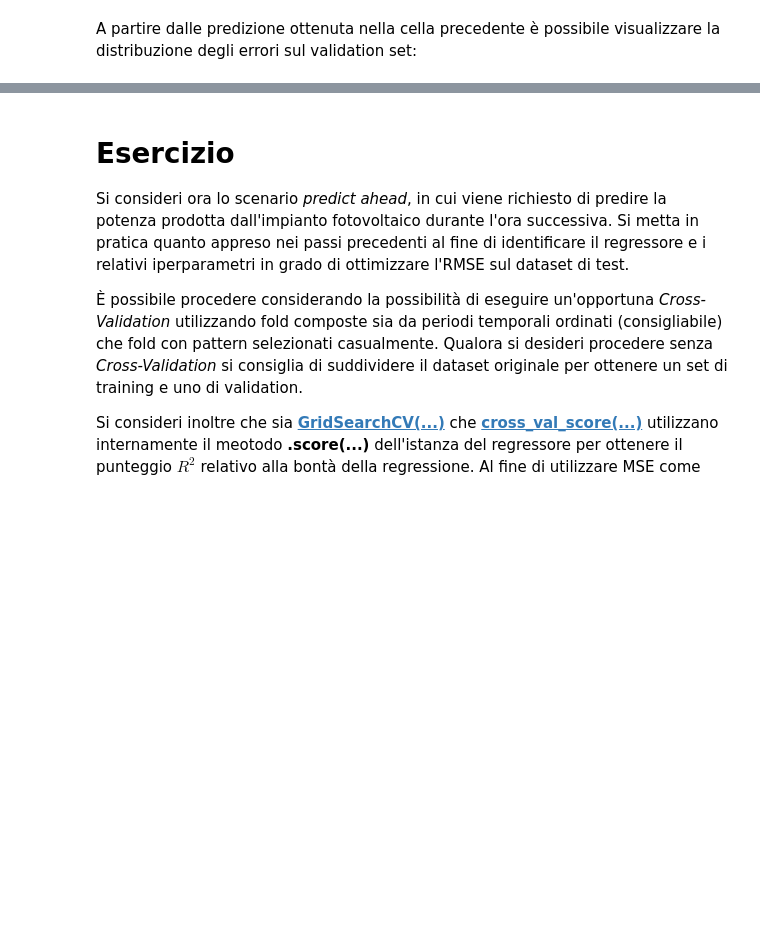
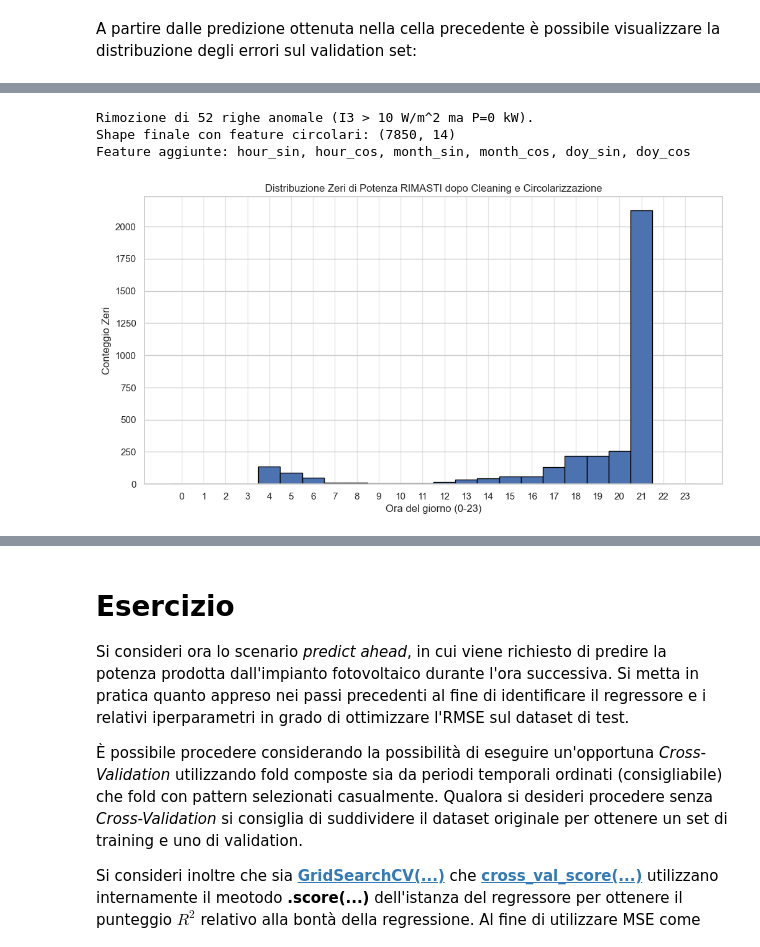
Before and after one commit to SamueleFerri/MachineLearning, a Jupyter notebook: 5 - Regressione/5 - Regressione.ipynb, the cells around one changed output, grey strips where cells are left out. Cells and saved outputs as stored; diff of their text form; code cells hidden in the pictures; blank space fills up the shorter version.

```diff
--- a/5 - Regressione/5 - Regressione.ipynb
+++ b/5 - Regressione/5 - Regressione.ipynb
@@ -336,0 +332,45 @@ plt.show()
+# %%
+filePath = './DBs/SolarPark/train.txt'
+dataframe = pd.read_csv(filePath)
+
+dataframe['Datetime'] = pd.to_datetime(dataframe['Date'], format='%m/%d/%y %I:%M %p')
+
+dataframe = dataframe.dropna()
+dataframe = dataframe[dataframe['P (kW)'] >= 0]
+
+
+anomalies = dataframe[(dataframe['I3 (W/m2)'] > 10) & (dataframe['P (kW)'] == 0)]
+dataframe = dataframe.drop(anomalies.index)
+dataframe = dataframe.reset_index(drop=True)
+
+
+hours = dataframe['Datetime'].dt.hour
+months = dataframe['Datetime'].dt.month
+days_of_year = dataframe['Datetime'].dt.dayofyear
+
+dataframe['hour_sin'] = np.sin(2 * np.pi * hours / 24.0)
+dataframe['hour_cos'] = np.cos(2 * np.pi * hours / 24.0)
+
+dataframe['month_sin'] = np.sin(2 * np.pi * months / 12.0)
+dataframe['month_cos'] = np.cos(2 * np.pi * months / 12.0)
+
+dataframe['doy_sin'] = np.sin(2 * np.pi * days_of_year / 365.0)
+dataframe['doy_cos'] = np.cos(2 * np.pi * days_of_year / 365.0)
+
+plt.figure(figsize=(12, 6))
+zeros_left = dataframe[dataframe['P (kW)'] == 0]
+
+plt.hist(zeros_left['Datetime'].dt.hour, bins=24, range=(0, 24), edgecolor='black', align='left')
+
+plt.title('Distribuzione Zeri di Potenza RIMASTI dopo Cleaning e Circolarizzazione')
+plt.xlabel('Ora del giorno (0-23)')
+plt.ylabel('Conteggio Zeri')
+plt.xticks(range(0, 24))
+plt.grid(axis='x', alpha=0.5)
+
+plt.show()
+# %% [output]
+Rimozione di 52 righe anomale (I3 > 10 W/m^2 ma P=0 kW).
+Shape finale con feature circolari: (7850, 14)
+Feature aggiunte: hour_sin, hour_cos, month_sin, month_cos, doy_sin, doy_cos
+[figure, added]
```
Also changed, not shown: parts of 19 cells of this notebook.
